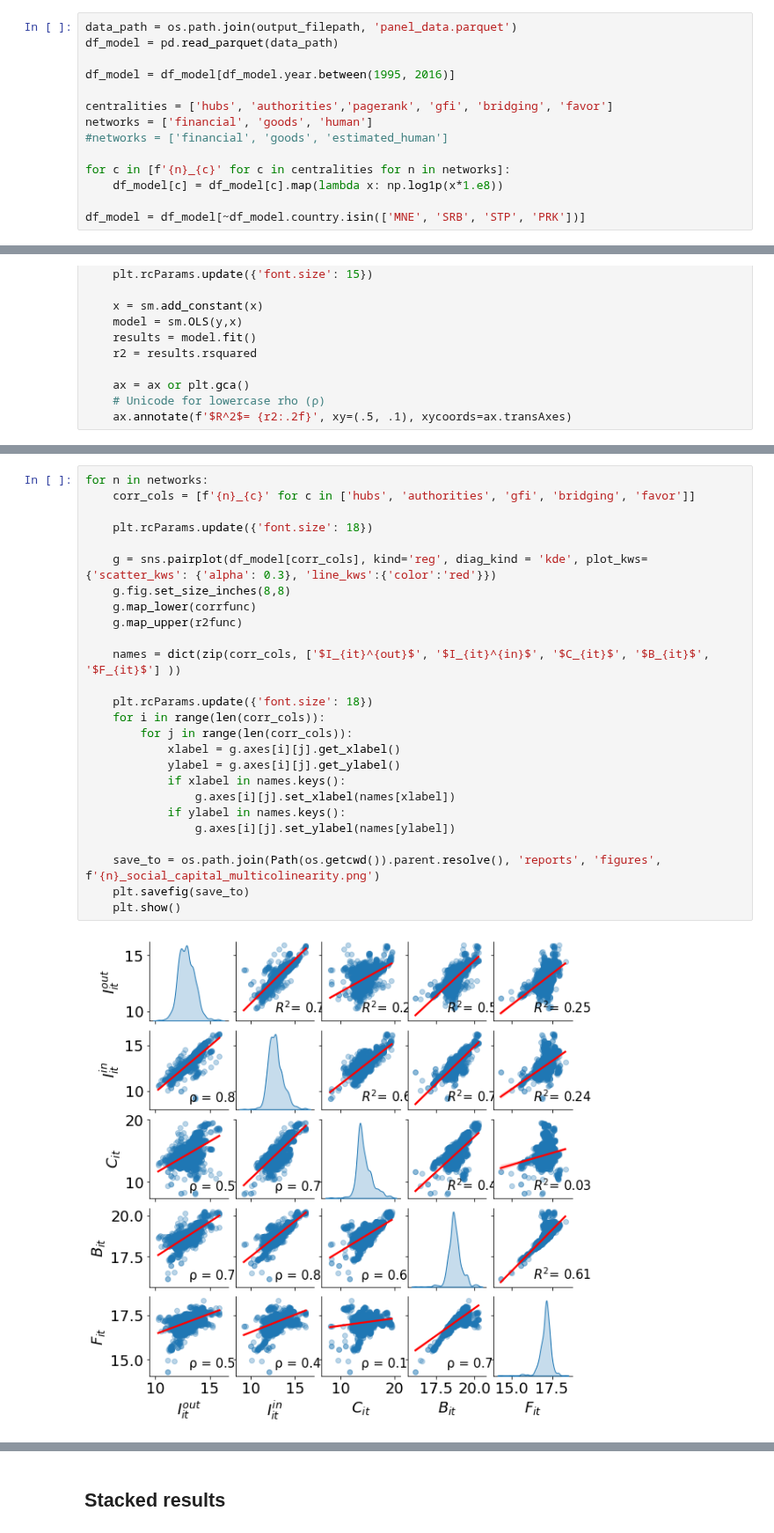
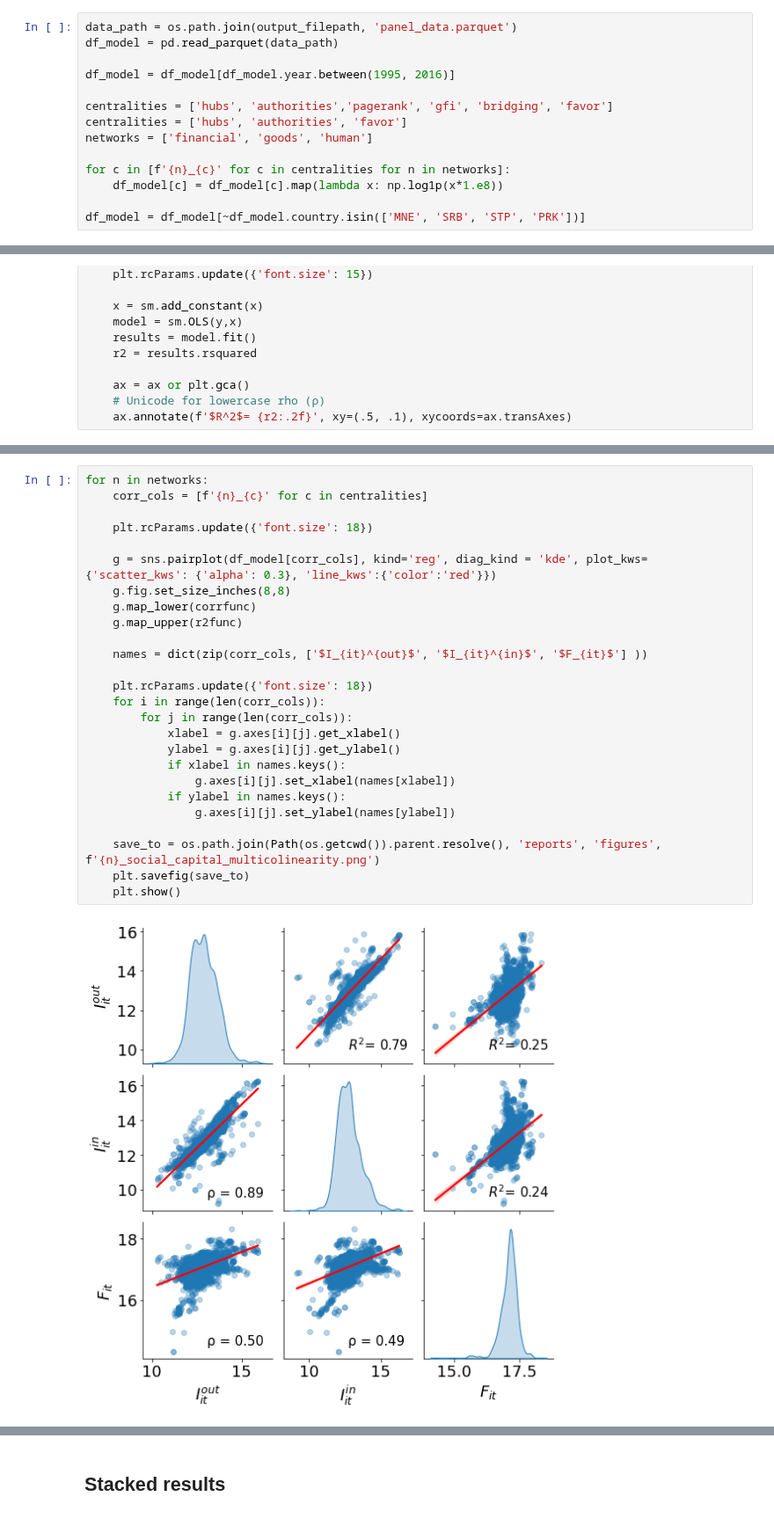
Before and after one commit to jaimeoliver1/social_capital_in_trade_networks, a Jupyter notebook: notebooks/01_01_linear_models_social_capital.ipynb, the cells around one changed output, grey strips where cells are left out. Shown at 88% size. Saved outputs shown, nothing was run; the diff lists cells and outputs as text.

Commit message:
update_figures
Pushed from Domino: https://domino.clarity.ai/u/jaime_oliver/social_capital/runs/6127506ed7512012ebad7d4c

```diff
--- a/notebooks/01_01_linear_models_social_capital.ipynb
+++ b/notebooks/01_01_linear_models_social_capital.ipynb
@@ -28,8 +32,8 @@ df_model = pd.read_parquet(data_path)
 df_model = df_model[df_model.year.between(1995, 2016)]
 
 centralities = ['hubs', 'authorities','pagerank', 'gfi', 'bridging', 'favor']
+centralities = ['hubs', 'authorities', 'favor']
 networks = ['financial', 'goods', 'human']
-#networks = ['financial', 'goods', 'estimated_human']
 
 for c in [f'{n}_{c}' for c in centralities for n in networks]:
     df_model[c] = df_model[c].map(lambda x: np.log1p(x*1.e8))
@@ -139,29 +141,29 @@ human_favor              0.00000
 dtype: float64
 # %%
 for n in networks:
-    corr_cols = [f'{n}_{c}' for c in ['hubs', 'authorities', 'gfi', 'bridging', 'favor']]
+    corr_cols = [f'{n}_{c}' for c in centralities]
 
     plt.rcParams.update({'font.size': 18})
 
     g = sns.pairplot(df_model[corr_cols], kind='reg', diag_kind = 'kde', plot_kws={'scatter_kws': {'alpha': 0.3}, 'line_kws':{'color':'red'}})
     g.fig.set_size_inches(8,8)
     g.map_lower(corrfunc)
     g.map_upper(r2func)
 
-    names = dict(zip(corr_cols, ['$I_{it}^{out}$', '$I_{it}^{in}$', '$C_{it}$', '$B_{it}$', '$F_{it}$'] ))
+    names = dict(zip(corr_cols, ['$I_{it}^{out}$', '$I_{it}^{in}$', '$F_{it}$'] ))
 
     plt.rcParams.update({'font.size': 18})
     for i in range(len(corr_cols)):
         for j in range(len(corr_cols)):
             xlabel = g.axes[i][j].get_xlabel()
             ylabel = g.axes[i][j].get_ylabel()
             if xlabel in names.keys():
                 g.axes[i][j].set_xlabel(names[xlabel])
             if ylabel in names.keys():
                 g.axes[i][j].set_ylabel(names[ylabel])
 
     save_to = os.path.join(Path(os.getcwd()).parent.resolve(), 'reports', 'figures', f'{n}_social_capital_multicolinearity.png')
     plt.savefig(save_to)
     plt.show()
 # %% [output]
-[figure, old version]
+[figure, new version]
```
Also changed, not shown: parts of 27 cells of this notebook, 7 other files.
